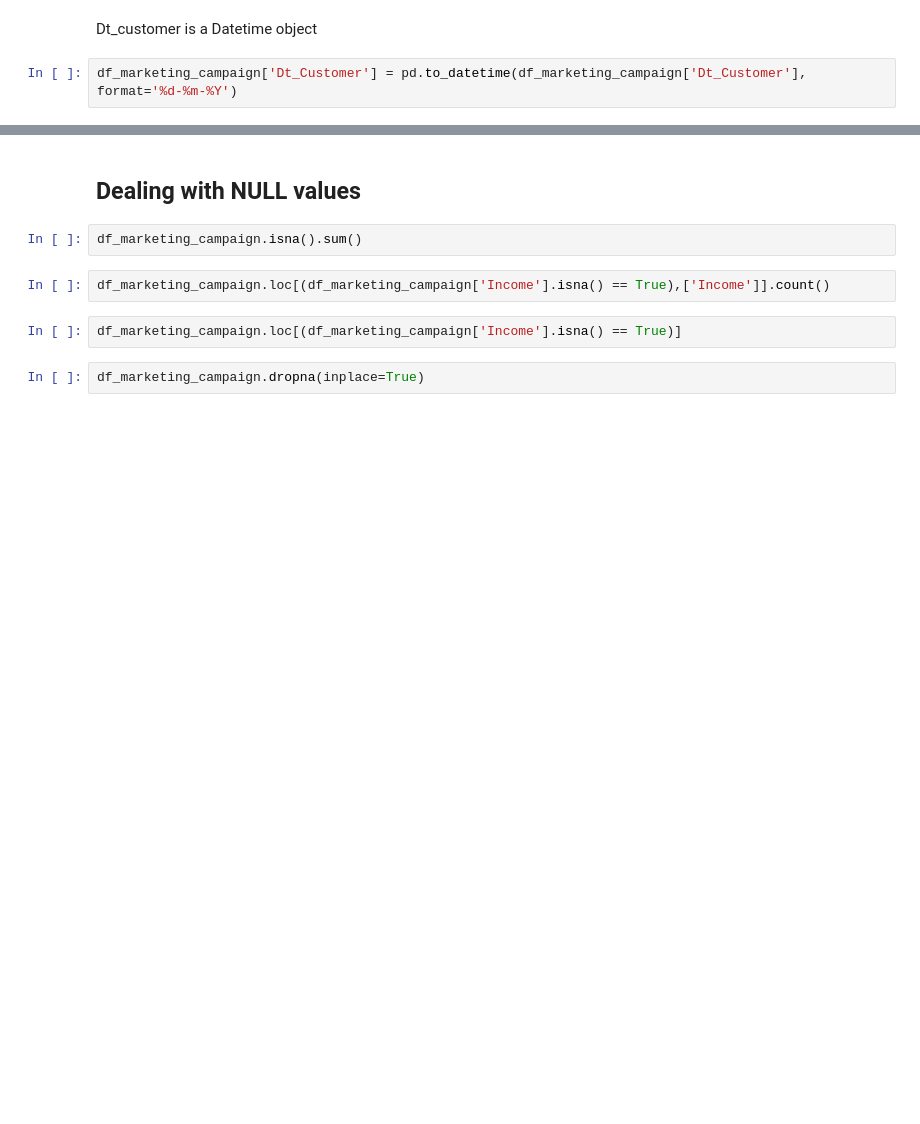
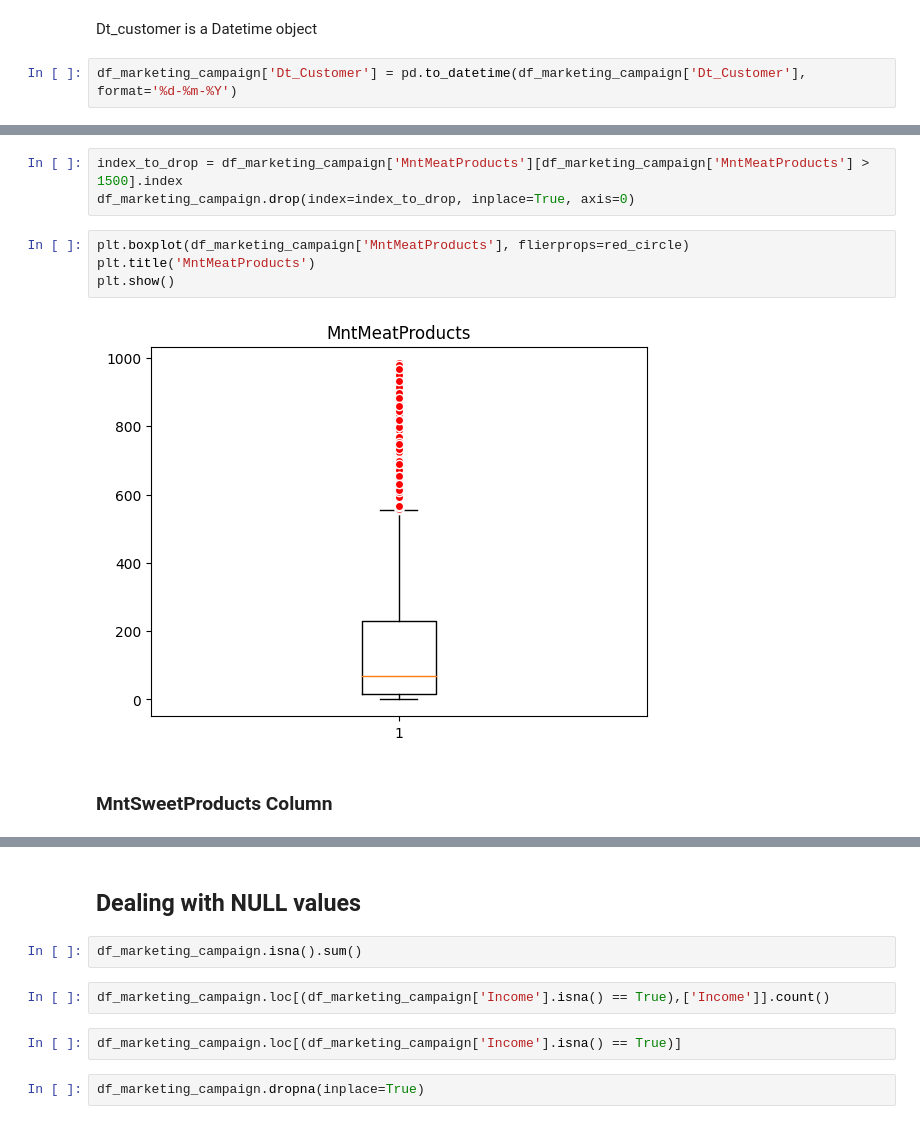
Before and after one commit to tomashbk/customer_segmentation_and_analysis, a Jupyter notebook: customer_personality_analysis.ipynb, the cells around one changed output, grey strips where cells are left out. Saved outputs shown, nothing was run; the diff lists cells and outputs as text; blank space fills up the shorter version.

```diff
--- a/customer_personality_analysis.ipynb
+++ b/customer_personality_analysis.ipynb
@@ -147,0 +379,11 @@ df_marketing_campaign['Year_Birth'].hist()
+# %%
+index_to_drop = df_marketing_campaign['MntMeatProducts'][df_marketing_campaign['MntMeatProducts'] > 1500].index
+df_marketing_campaign.drop(index=index_to_drop, inplace=True, axis=0)
+# %%
+plt.boxplot(df_marketing_campaign['MntMeatProducts'], flierprops=red_circle)
+plt.title('MntMeatProducts')
+plt.show()
+# %% [output]
+[figure, added]
+# %% [markdown]
+### MntSweetProducts Column
```
Also changed, not shown: parts of 78 cells of this notebook.
